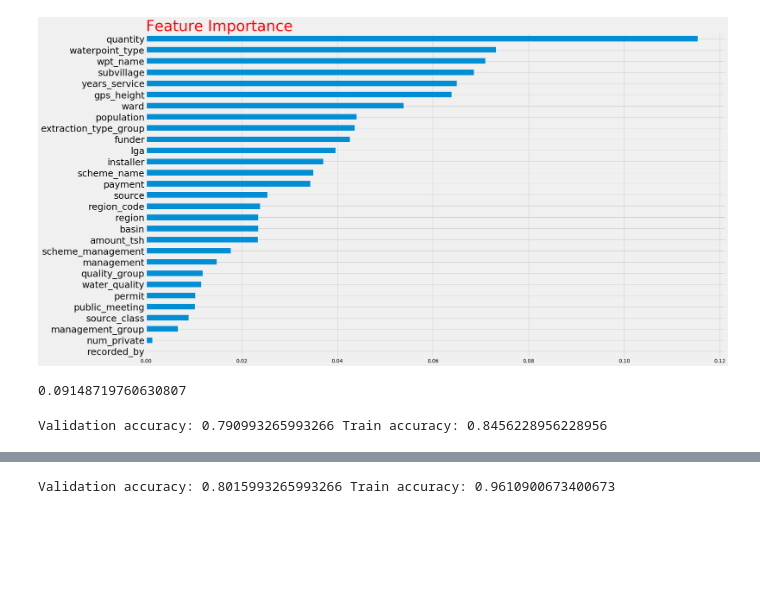
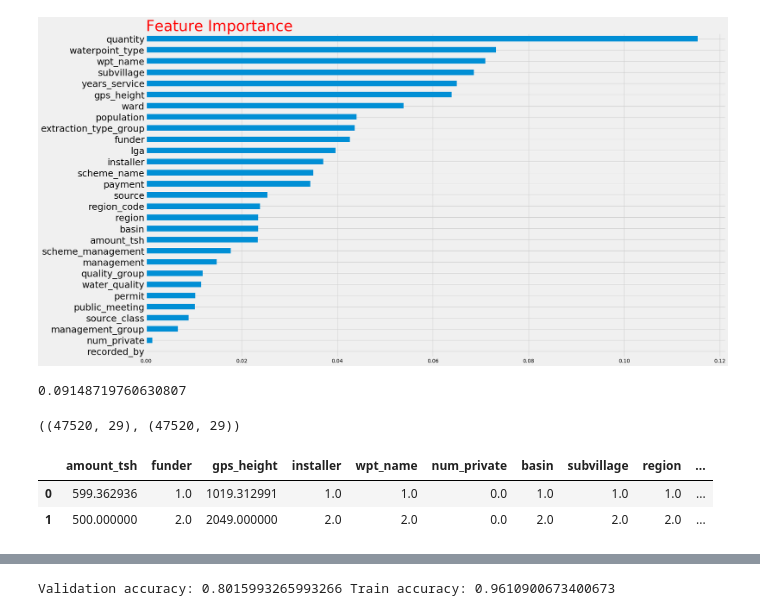
Before and after one commit to bkrant/DS3-Predictive-Modeling-Challenge, a Jupyter notebook: WaterPump_Kaggle.ipynb, the cells around one changed output, grey strips where cells are left out. Drawn from its saved outputs; the diff is of its cells as text; code cells hidden in the pictures; blank space fills up the shorter version.

```diff
--- a/WaterPump_Kaggle.ipynb
+++ b/WaterPump_Kaggle.ipynb
@@ -490,20 +506,17 @@ cramers_v(X_train.quantity, X_train.waterpoint_type)
+# %%
+X_train_trans.shape, X_train.shape
+# %% [output]
+((47520, 29), (47520, 29))
+# %%
+X_train_trans.head(2)
+# %% [output]
+|  | amount_tsh | funder | gps_height | installer | wpt_name | num_private | basin | subvillage | region | ... |
+| 0 | 599.362936 | 1.0 | 1019.312991 | 1.0 | 1.0 | 0.0 | 1.0 | 1.0 | 1.0 | ... |
+| 1 | 500.000000 | 2.0 | 2049.000000 | 2.0 | 2.0 | 0.0 | 2.0 | 2.0 | 2.0 | ... |
 # %%
 !pip install eli5
 !pip install pdpbox
 !pip install shap
-# %%
-transformer = make_pipeline(
-    ce.OrdinalEncoder(),
-    SimpleImputer()
-)
-X_train_trans = transformer.fit_transform(X_train)
-X_val_trans = transformer.transform(X_val)
-
-xgb = XGBClassifier(n_jobs=-1, class_weight=None, n_estimators=150, max_depth=7, verbose=10, random_state=42)
-xgb.fit(X_train_trans, y_train)
-print('Validation accuracy:', xgb.score(X_val_trans, y_val), 'Train accuracy:', xgb.score(X_train_trans, y_train))
-# %% [output]
-Validation accuracy: 0.790993265993266 Train accuracy: 0.8456228956228956
 # %%
 import eli5
 from eli5.sklearn import PermutationImportance
```
Also changed, not shown: parts of 8 cells of this notebook.
